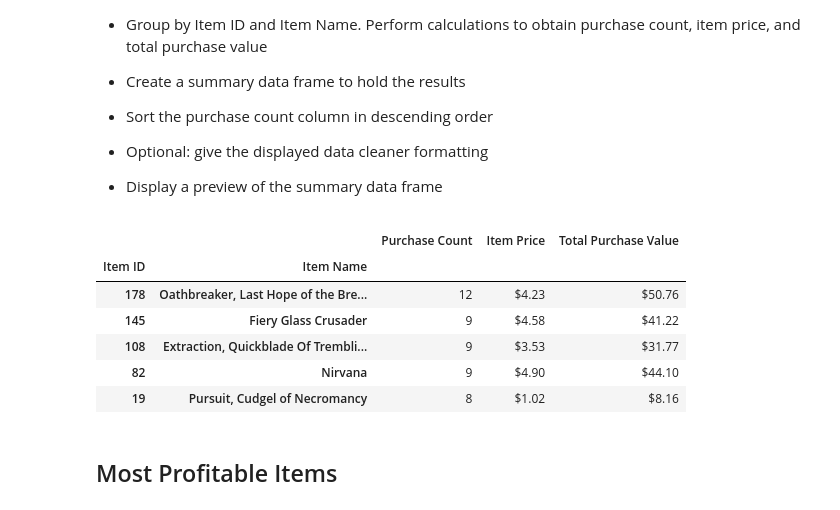
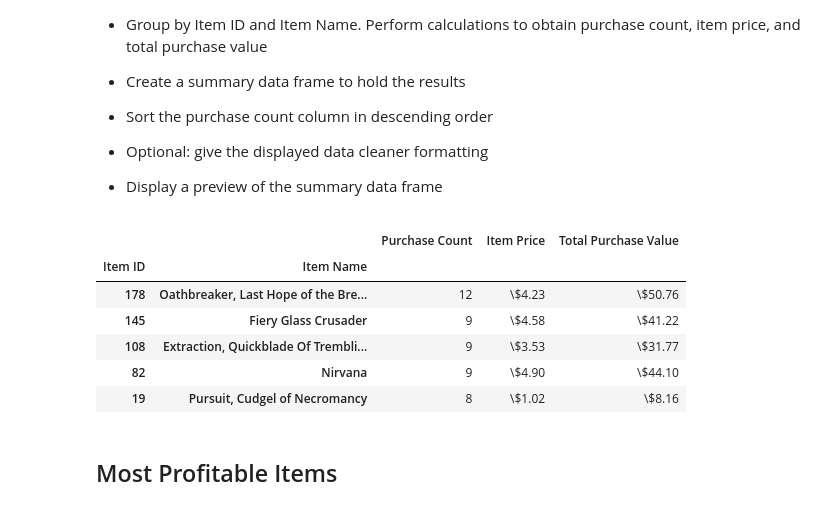
Before and after one commit to lorijta92/Pandas-GameSales, a Jupyter notebook: HeroesOfPymoli_final.ipynb, the cells around one changed output. Cells and saved outputs as stored; diff of their text form; code cells hidden in the pictures.

```diff
--- a/HeroesOfPymoli_final.ipynb
+++ b/HeroesOfPymoli_final.ipynb
@@ -312,36 +312,36 @@ top_spenders_df.head(5)
 # %%
 # Retrieve Item ID, Item Name, and Item Price columns
 purchase_data_sm = purchase_data[['Item ID', 'Item Name', 'Price']]
 
 # Group by Item ID and Item Name
 item_group = purchase_data_sm.groupby(['Item ID', 'Item Name'])
 
 # Purchase count and total purchase value of most popular items
 item_ct = item_group['Price'].count()
 item_pr = item_group['Price'].max()
 item_sum = item_group['Price'].sum()
 
 # Create data frame
 top_items_df = pd.DataFrame({'Purchase Count':item_ct,
                              'Item Price':item_pr,
                              'Total Purchase Value': item_sum})
 
 # Sort data frame by purchase count
 top_items_df_sorted = top_items_df.sort_values('Purchase Count',ascending=False)
 
 # Format data frame with mapping
-top_items_df_sorted['Item Price'] = top_items_df_sorted['Item Price'].map("${:.2f}".format)
-top_items_df_sorted['Total Purchase Value'] = top_items_df_sorted['Total Purchase Value'].map("${:.2f}".format)
+top_items_df_sorted['Item Price'] = top_items_df_sorted['Item Price'].map("\${:.2f}".format)
+top_items_df_sorted['Total Purchase Value'] = top_items_df_sorted['Total Purchase Value'].map("\${:.2f}".format)
 
 top_items_df_sorted.head(5)
 # %% [output]
 |  |  | Purchase Count | Item Price | Total Purchase Value |
 | Item ID | Item Name |  |  |  |
-| 178 | Oathbreaker, Last Hope of the Bre... | 12 | $4.23 | $50.76 |
-| 145 | Fiery Glass Crusader | 9 | $4.58 | $41.22 |
-| 108 | Extraction, Quickblade Of Trembli... | 9 | $3.53 | $31.77 |
-| 82 | Nirvana | 9 | $4.90 | $44.10 |
-| 19 | Pursuit, Cudgel of Necromancy | 8 | $1.02 | $8.16 |
+| 178 | Oathbreaker, Last Hope of the Bre... | 12 | \$4.23 | \$50.76 |
+| 145 | Fiery Glass Crusader | 9 | \$4.58 | \$41.22 |
+| 108 | Extraction, Quickblade Of Trembli... | 9 | \$3.53 | \$31.77 |
+| 82 | Nirvana | 9 | \$4.90 | \$44.10 |
+| 19 | Pursuit, Cudgel of Necromancy | 8 | \$1.02 | \$8.16 |
 # %% [markdown]
 ## Most Profitable Items
 # %% [markdown]
```
Also changed, not shown: parts of 5 cells of this notebook.
